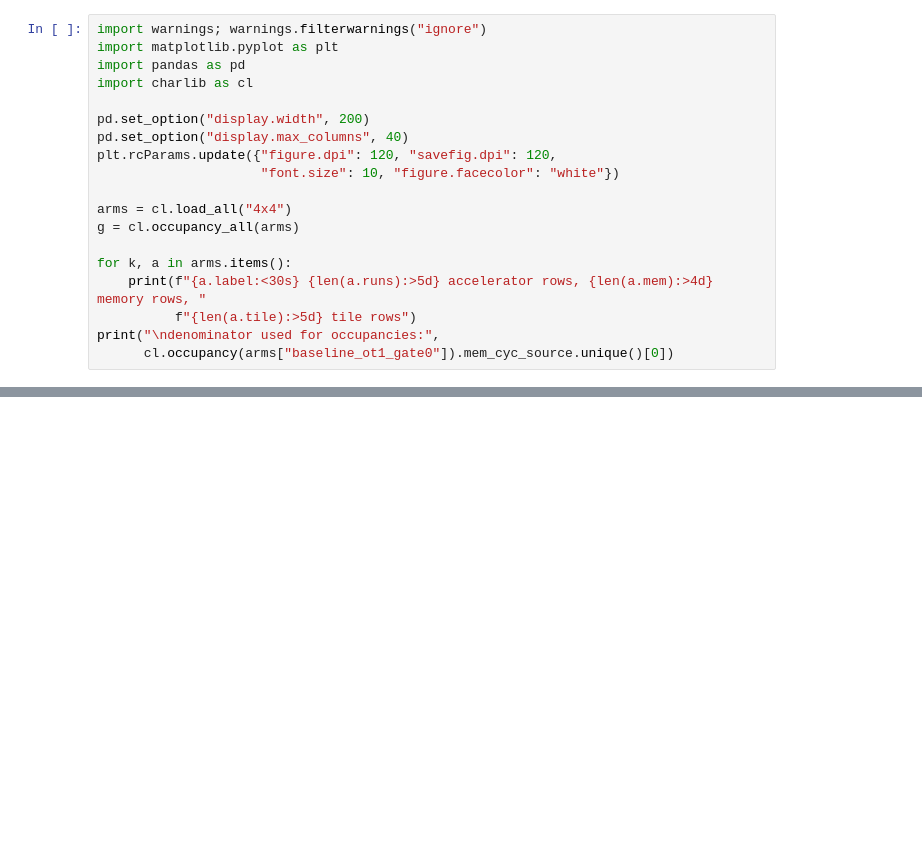
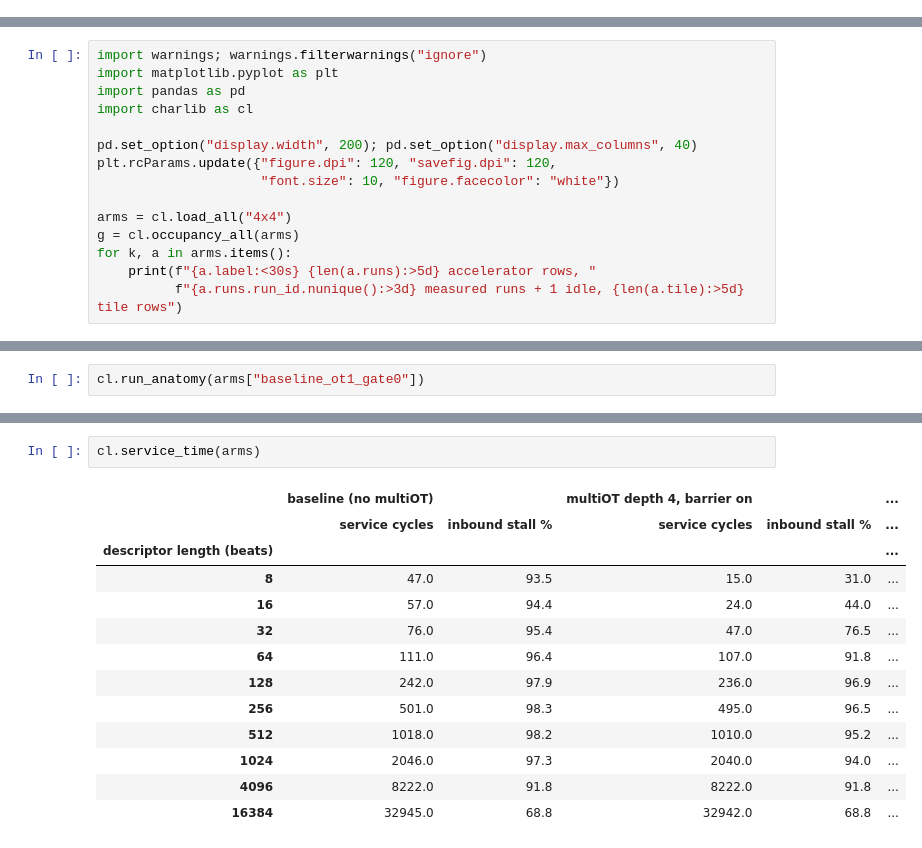
Before and after one commit to eugeniomuscinelli/esp-mem-characterization, a Jupyter notebook: characterization_report_4x4.ipynb, the cells around one changed output, grey strips where cells are left out. Saved outputs shown, nothing was run; the diff lists cells and outputs as text; blank space fills up the shorter version.

```diff
--- a/characterization_report_4x4.ipynb
+++ b/characterization_report_4x4.ipynb
@@ -61,19 +0,0 @@ working directory: /home/eugenio/char_results
-# %%
-import warnings; warnings.filterwarnings("ignore")
-import matplotlib.pyplot as plt
-import pandas as pd
-import charlib as cl
-
-pd.set_option("display.width", 200)
-pd.set_option("display.max_columns", 40)
-plt.rcParams.update({"figure.dpi": 120, "savefig.dpi": 120,
-                     "font.size": 10, "figure.facecolor": "white"})
-
-arms = cl.load_all("4x4")
-g = cl.occupancy_all(arms)
-
-for k, a in arms.items():
-    print(f"{a.label:<30s} {len(a.runs):>5d} accelerator rows, {len(a.mem):>4d} memory rows, "
-          f"{len(a.tile):>5d} tile rows")
-print("\ndenominator used for occupancies:",
-      cl.occupancy(arms["baseline_ot1_gate0"]).mem_cyc_source.unique()[0])
@@ -834,0 +44,15 @@ silently.
+# %%
+import warnings; warnings.filterwarnings("ignore")
+import matplotlib.pyplot as plt
+import pandas as pd
+import charlib as cl
+
+pd.set_option("display.width", 200); pd.set_option("display.max_columns", 40)
+plt.rcParams.update({"figure.dpi": 120, "savefig.dpi": 120,
+                     "font.size": 10, "figure.facecolor": "white"})
+
+arms = cl.load_all("4x4")
+g = cl.occupancy_all(arms)
+for k, a in arms.items():
+    print(f"{a.label:<30s} {len(a.runs):>5d} accelerator rows, "
+          f"{a.runs.run_id.nunique():>3d} measured runs + 1 idle, {len(a.tile):>5d} tile rows")
@@ -834,0 +158,2 @@ silently.
+# %%
+cl.run_anatomy(arms["baseline_ot1_gate0"])
@@ -834,0 +595,16 @@ silently.
+# %%
+cl.service_time(arms)
+# %% [output]
+|  | baseline (no multiOT) |  | multiOT depth 4, barrier on |  | ... |
+|  | service cycles | inbound stall % | service cycles | inbound stall % | ... |
+| descriptor length (beats) |  |  |  |  | ... |
+| 8 | 47.0 | 93.5 | 15.0 | 31.0 | ... |
+| 16 | 57.0 | 94.4 | 24.0 | 44.0 | ... |
+| 32 | 76.0 | 95.4 | 47.0 | 76.5 | ... |
+| 64 | 111.0 | 96.4 | 107.0 | 91.8 | ... |
+| 128 | 242.0 | 97.9 | 236.0 | 96.9 | ... |
+| 256 | 501.0 | 98.3 | 495.0 | 96.5 | ... |
+| 512 | 1018.0 | 98.2 | 1010.0 | 95.2 | ... |
+| 1024 | 2046.0 | 97.3 | 2040.0 | 94.0 | ... |
+| 4096 | 8222.0 | 91.8 | 8222.0 | 91.8 | ... |
+| 16384 | 32945.0 | 68.8 | 32942.0 | 68.8 | ... |
```
Also changed, not shown: parts of 98 cells of this notebook, 1 other file.
